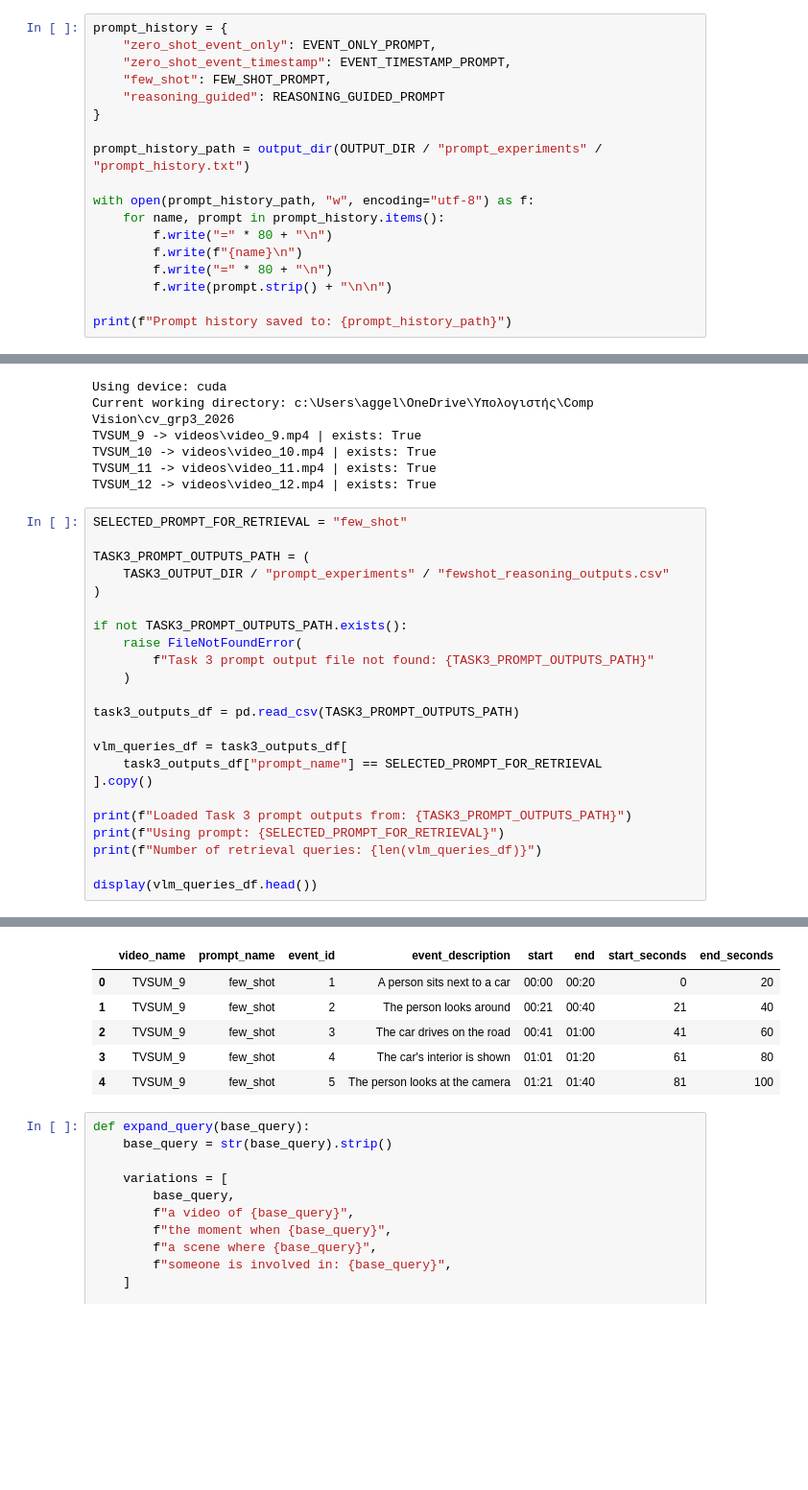
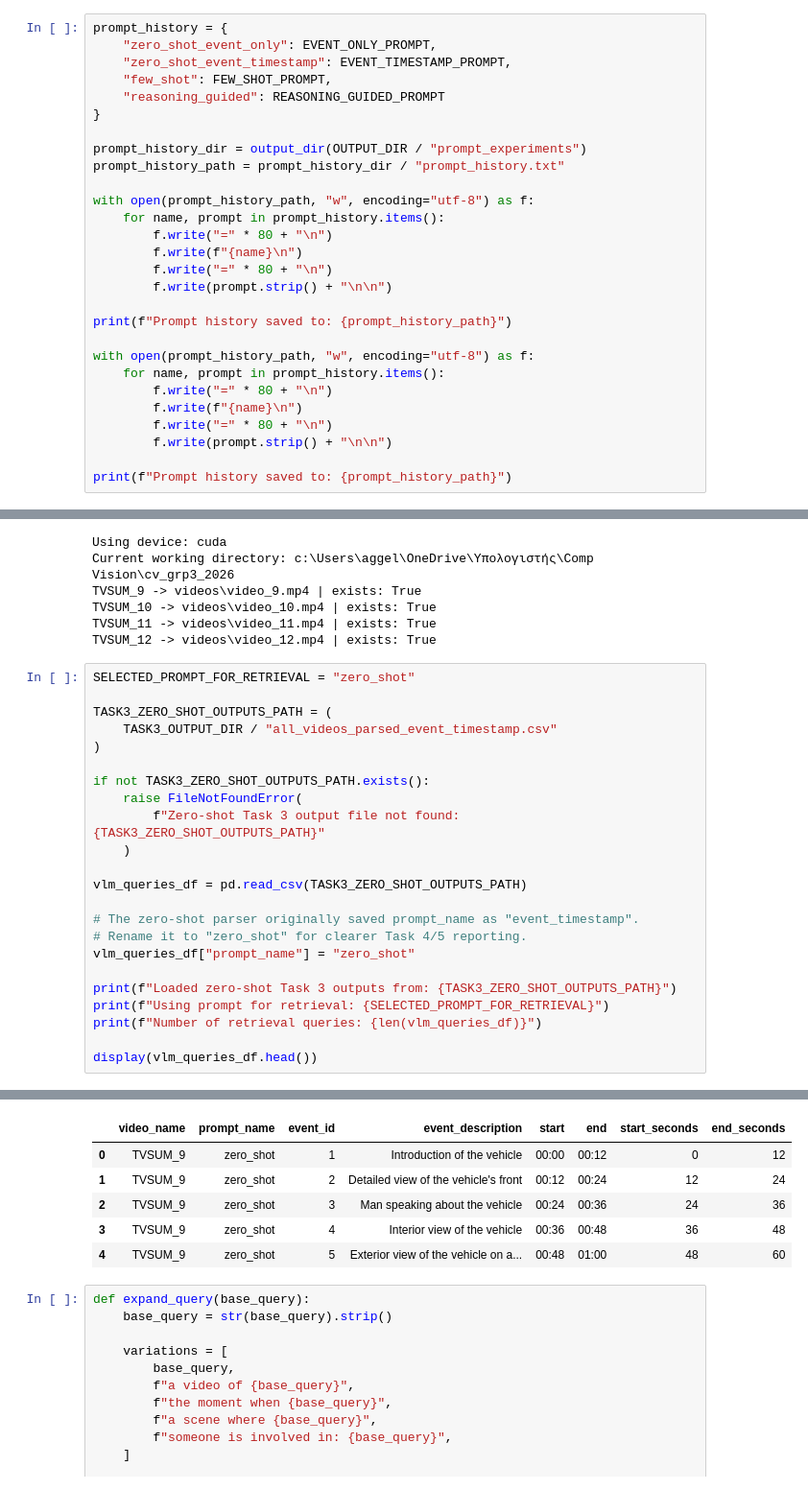
Before and after one commit to AlbinoLoaf/cv_grp3_2026, a Jupyter notebook: vlm_event_detection_group3.ipynb, the cells around one changed output, grey strips where cells are left out. Shown at 96% size. Cells and saved outputs as stored; diff of their text form; blank space fills up the shorter version.

```diff
--- a/vlm_event_detection_group3.ipynb
+++ b/vlm_event_detection_group3.ipynb
@@ -1294,7 +1348,8 @@ prompt_history = {
     "reasoning_guided": REASONING_GUIDED_PROMPT
 }
 
-prompt_history_path = output_dir(OUTPUT_DIR / "prompt_experiments" / "prompt_history.txt")
+prompt_history_dir = output_dir(OUTPUT_DIR / "prompt_experiments")
+prompt_history_path = prompt_history_dir / "prompt_history.txt"
 
 with open(prompt_history_path, "w", encoding="utf-8") as f:
     for name, prompt in prompt_history.items():
@@ -1304,5 +1359,14 @@ with open(prompt_history_path, "w", encoding="utf-8") as f:
         f.write(prompt.strip() + "\n\n")
 
 print(f"Prompt history saved to: {prompt_history_path}")
+
+with open(prompt_history_path, "w", encoding="utf-8") as f:
+    for name, prompt in prompt_history.items():
+        f.write("=" * 80 + "\n")
+        f.write(f"{name}\n")
+        f.write("=" * 80 + "\n")
+        f.write(prompt.strip() + "\n\n")
+
+print(f"Prompt history saved to: {prompt_history_path}")
 # %% [output]
 Prompt history saved to: outputs_vlm_event_detection\prompt_experiments\prompt_history.txt
@@ -1902,25 +2033,25 @@ TVSUM_10 -> videos\video_10.mp4 | exists: True
 TVSUM_11 -> videos\video_11.mp4 | exists: True
 TVSUM_12 -> videos\video_12.mp4 | exists: True
 # %%
-SELECTED_PROMPT_FOR_RETRIEVAL = "few_shot"
+SELECTED_PROMPT_FOR_RETRIEVAL = "zero_shot"
 
-TASK3_PROMPT_OUTPUTS_PATH = (
-    TASK3_OUTPUT_DIR / "prompt_experiments" / "fewshot_reasoning_outputs.csv"
+TASK3_ZERO_SHOT_OUTPUTS_PATH = (
+    TASK3_OUTPUT_DIR / "all_videos_parsed_event_timestamp.csv"
 )
 
-if not TASK3_PROMPT_OUTPUTS_PATH.exists():
+if not TASK3_ZERO_SHOT_OUTPUTS_PATH.exists():
     raise FileNotFoundError(
-        f"Task 3 prompt output file not found: {TASK3_PROMPT_OUTPUTS_PATH}"
+        f"Zero-shot Task 3 output file not found: {TASK3_ZERO_SHOT_OUTPUTS_PATH}"
     )
 
-task3_outputs_df = pd.read_csv(TASK3_PROMPT_OUTPUTS_PATH)
+vlm_queries_df = pd.read_csv(TASK3_ZERO_SHOT_OUTPUTS_PATH)
 
-vlm_queries_df = task3_outputs_df[
-    task3_outputs_df["prompt_name"] == SELECTED_PROMPT_FOR_RETRIEVAL
-].copy()
+# The zero-shot parser originally saved prompt_name as "event_timestamp".
+# Rename it to "zero_shot" for clearer Task 4/5 reporting.
+vlm_queries_df["prompt_name"] = "zero_shot"
 
-print(f"Loaded Task 3 prompt outputs from: {TASK3_PROMPT_OUTPUTS_PATH}")
-print(f"Using prompt: {SELECTED_PROMPT_FOR_RETRIEVAL}")
+print(f"Loaded zero-shot Task 3 outputs from: {TASK3_ZERO_SHOT_OUTPUTS_PATH}")
+print(f"Using prompt for retrieval: {SELECTED_PROMPT_FOR_RETRIEVAL}")
 print(f"Number of retrieval queries: {len(vlm_queries_df)}")
 
 display(vlm_queries_df.head())
@@ -1931,9 +2062,9 @@ Number of retrieval queries: 68
 |  | video_name | prompt_name | event_id | event_description | start | end | start_seconds | end_seconds |
-| 0 | TVSUM_9 | few_shot | 1 | A person sits next to a car | 00:00 | 00:20 | 0 | 20 |
-| 1 | TVSUM_9 | few_shot | 2 | The person looks around | 00:21 | 00:40 | 21 | 40 |
-| 2 | TVSUM_9 | few_shot | 3 | The car drives on the road | 00:41 | 01:00 | 41 | 60 |
-| 3 | TVSUM_9 | few_shot | 4 | The car's interior is shown | 01:01 | 01:20 | 61 | 80 |
-| 4 | TVSUM_9 | few_shot | 5 | The person looks at the camera | 01:21 | 01:40 | 81 | 100 |
+| 0 | TVSUM_9 | zero_shot | 1 | Introduction of the vehicle | 00:00 | 00:12 | 0 | 12 |
+| 1 | TVSUM_9 | zero_shot | 2 | Detailed view of the vehicle's front | 00:12 | 00:24 | 12 | 24 |
+| 2 | TVSUM_9 | zero_shot | 3 | Man speaking about the vehicle | 00:24 | 00:36 | 24 | 36 |
+| 3 | TVSUM_9 | zero_shot | 4 | Interior view of the vehicle | 00:36 | 00:48 | 36 | 48 |
+| 4 | TVSUM_9 | zero_shot | 5 | Exterior view of the vehicle on a... | 00:48 | 01:00 | 48 | 60 |
 # %%
 def expand_query(base_query):
     base_query = str(base_query).strip()
```
Also changed, not shown: parts of 50 cells of this notebook, 1 other file.
